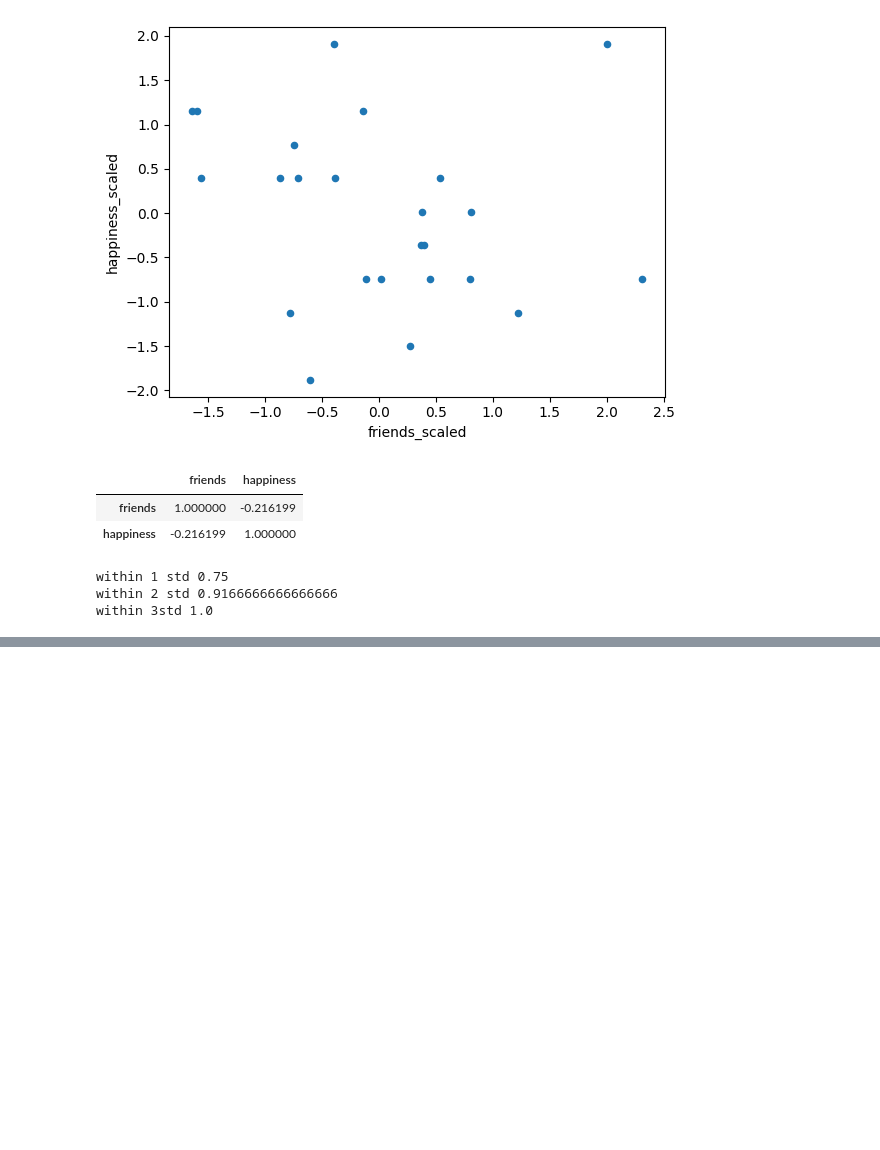
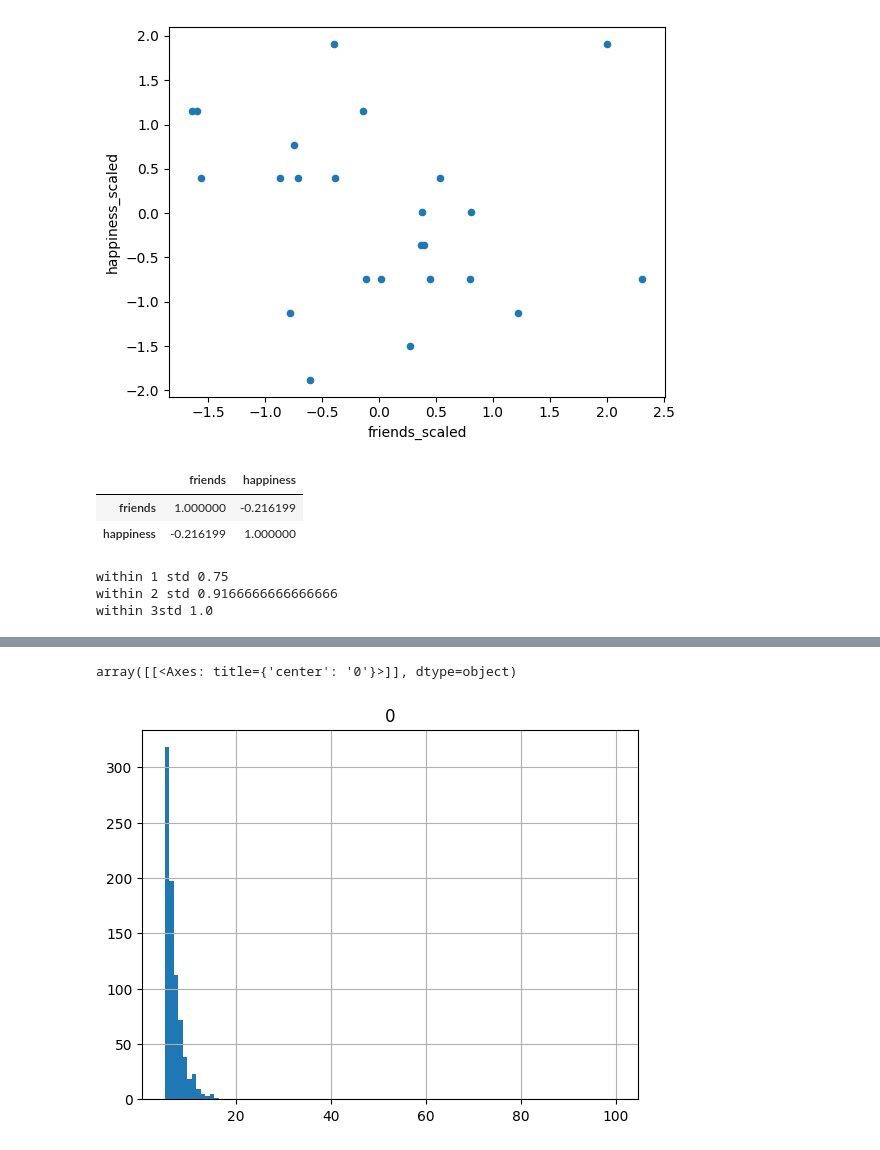
Before and after one commit to Dr-bijay-neupane/code-repository, a Jupyter notebook: test.ipynb, the cells around one changed output, grey strips where cells are left out. Saved outputs shown, nothing was run; the diff lists cells and outputs as text; code cells hidden in the pictures; blank space fills up the shorter version.

```diff
--- a/test.ipynb
+++ b/test.ipynb
@@ -755,0 +780,8 @@ within 3std 1.0
+# %%
+# Question convert this to Normal distribution with CLT
+np.random.seed(42)
+population = np.random.exponential(scale=2, size=10000)  # Population of size 10,000
+pd.DataFrame(population).hist(bins=100,range=(5,100))
+# %% [output]
+array([[<Axes: title={'center': '0'}>]], dtype=object)
+[figure, added]
```
Also changed, not shown: parts of 12 cells of this notebook, 4 other files.
